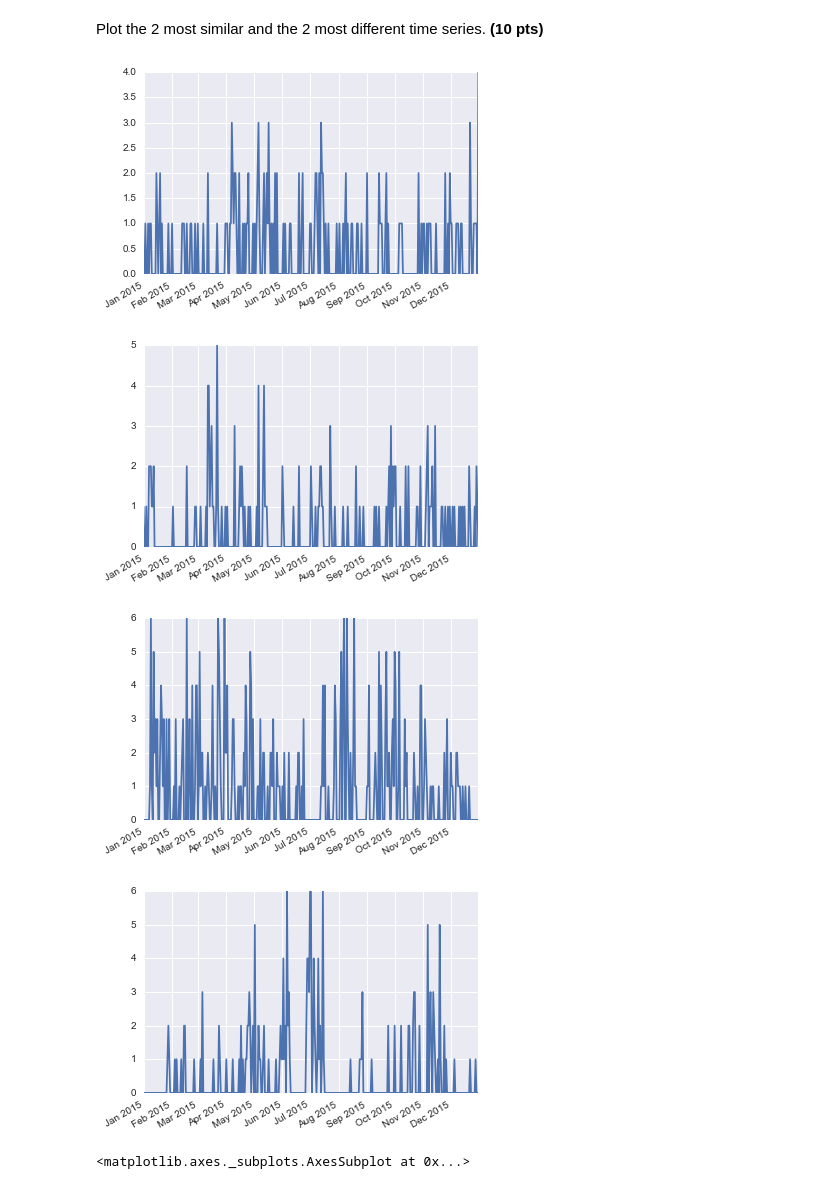
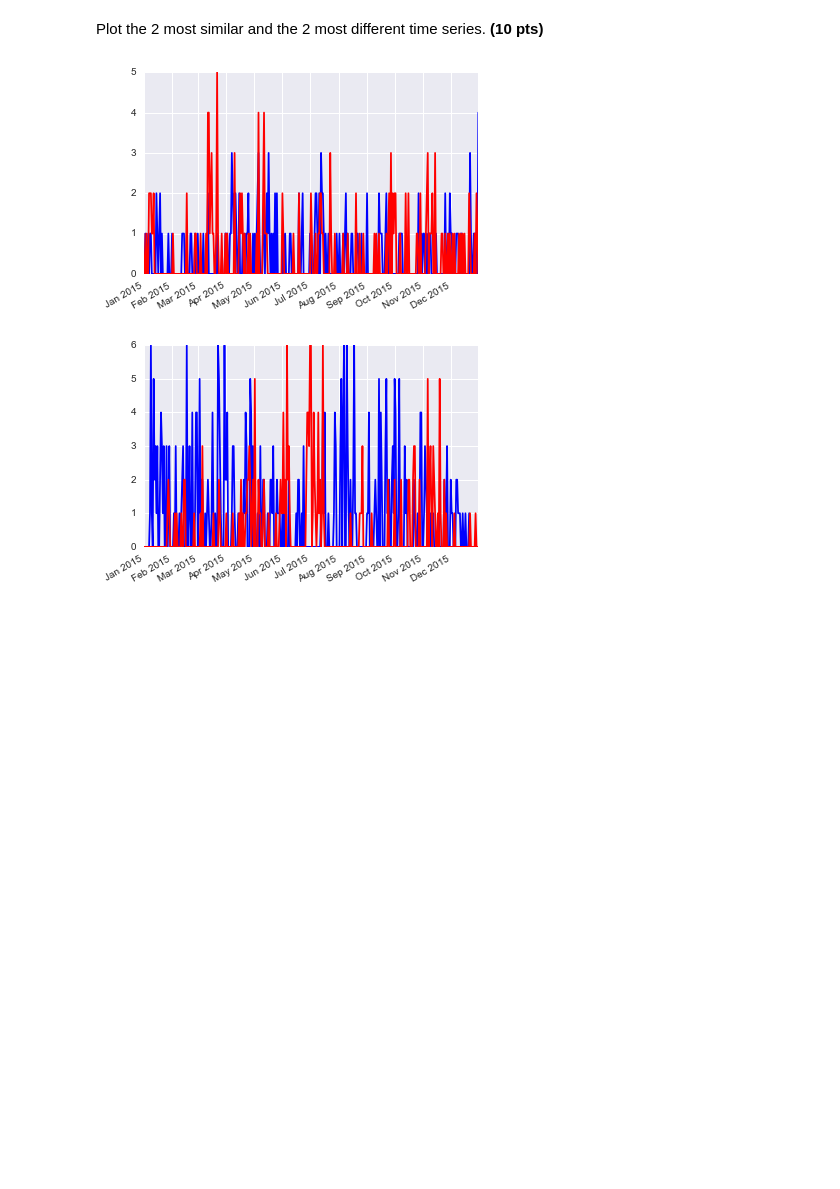
Before and after one commit to coolcor12/cs591-personal, a Jupyter notebook: hw1-submission/Homework-1.ipynb, the cells around one changed output. Saved outputs shown, nothing was run; the diff lists cells and outputs as text; code cells hidden in the pictures; blank space fills up the shorter version.

```diff
--- a/hw1-submission/Homework-1.ipynb
+++ b/hw1-submission/Homework-1.ipynb
@@ -207,11 +247,9 @@ Next, let's create some time series from the data. Look at the top 100 users wit
 You may find the [pandas.DataFrame.resample module](http://pandas.pydata.org/pandas-docs/stable/generated/pandas.DataFrame.resample.html) helpful.
 # %%
 from datetime import datetime, timedelta
-from copy import deepcopy
 
-def dtw_dist(list1, list2): # dynamic time warping distance
+def dtw_dist(list1, list2): # dynamic time warping distance between 2 lists of y values
     d = {}
-
     for i in range(len(list1)):
         d[(i, -1)] = float('inf')
     for i in range(len(list2)):
@@ -223,10 +261,9 @@ def dtw_dist(list1, list2): # dynamic time warping distance
         for j in range(len(list2)):
             distance = (list1[i] - list2[i])**2
             d[(i, j)] = distance + min(d[(i-1, j)], d[(i, j-1)], d[(i-1, j-1)])
-
     return pow(d[(len(list1)-1, len(list2)-1)], .5)
 
-user_questions = dict()
+user_questions = dict() # key: user_id, value: list of dates of question posts
 
 user_id = ''
 date = None
@@ -244,7 +281,7 @@ user_questions = user_questions.items()
 user_questions.sort(key=lambda x:len(x[1]), reverse=True) # sort by length value, not key
 user_questions = user_questions[:100] # get top 100 users
 
-# create 365 day long timeseries index dictionary
+# create 365 day long timeseries index dictionary (for faster processing time later)
 date_index = dict()
 base = datetime.strptime('2015-01-01', '%Y-%m-%d')
 all_2015 = [base + timedelta(days=i) for i in range(365)]
@@ -254,9 +291,10 @@ for i in range(365):
 # make y axis of time series for each user
 user_ids = [] # final list for user_ids
 user_timeseries = [] # final list for user 365-day timeseries
-global_user_y_axis = [0 for i in range(365)] # used for deep copy
+
+user_y_axis = []
 for i in range(100):
-    user_y_axis = deepcopy(global_user_y_axis)
+    user_y_axis = [0 for i in range(365)]
     for date in user_questions[i][1]:
         user_y_axis[date_index[date]] += 1 # increment index of date, represents answer on that day
     user_ids += [user_questions[i][0]] # add user_id to final list
@@ -266,52 +304,50 @@ for i in range(100):
 matrix = [[0]*100 for i in range(100)]
 for i in range(100):
     for j in range(100):
-        if i == j:
+        if i == j: # are the same timeseries
             continue
         else:
-            if matrix[j][i] == 0:
+            if matrix[j][i] == 0: # not computed yet
                 matrix[i][j] = dtw_dist(user_timeseries[i], user_timeseries[j])
-            else:
+            else: # computed on other half of matrix, don't redo it
                 matrix[i][j] = matrix[j][i]
 # %% [markdown]
 Plot the 2 most similar and the 2 most different time series. **(10 pts)**
 # %%
 import matplotlib.pyplot as plt
 import sklearn.metrics as metrics
 import seaborn as sns
 %matplotlib inline
 
-def plot_timeseries(y, all_2015=all_2015):
-    plt.plot(all_2015, y)
+def overlay(y1, y2, t, all_2015=all_2015):
+    plt.plot(all_2015, y1, color='blue')
+    plt.plot(all_2015, y2, color='red')
     plt.gcf().autofmt_xdate()
+    #print plt.title
+    #plt.title('Two Most Similiar Users')
     plt.show()
 
 minv = float('inf')
 maxv = float('-inf')
 max_2 = [0, 0]
 min_2 = [0, 0]
 for i in range(100):
     for j in range(100):
         if i == j:
             continue
         else:
             if matrix[i][j] > maxv:
                 max_2 = [i, j]
                 maxv = matrix[i][j]
             if matrix[i][j] < minv:
                 min_2 = [i, j]
                 minv = matrix[i][j]
 
-plot_timeseries(user_timeseries[min_2[0]])
-plot_timeseries(user_timeseries[min_2[1]])
-plot_timeseries(user_timeseries[max_2[0]])
-plot_timeseries(user_timeseries[max_2[1]])
+overlay(user_timeseries[min_2[0]], user_timeseries[min_2[1]], 'Two Most Similiar Users')
+overlay(user_timeseries[max_2[0]], user_timeseries[max_2[1]], 'Two Most Different Users')
 
 
-sns.heatmap(matrix, xticklabels=False, yticklabels=False, linewidths=0, square=True,cbar=False)
+#sns.heatmap(matrix, xticklabels=False, yticklabels=False, linewidths=0, square=True,cbar=False)
 # %% [output]
-[figure, old version]
+[figure, new version]
-[figure, old version]
+[figure, new version]
-[figure, removed]
-[figure, removed]
-<matplotlib.axes._subplots.AxesSubplot at 0x...>
```
Also changed, not shown: parts of 6 cells of this notebook.
